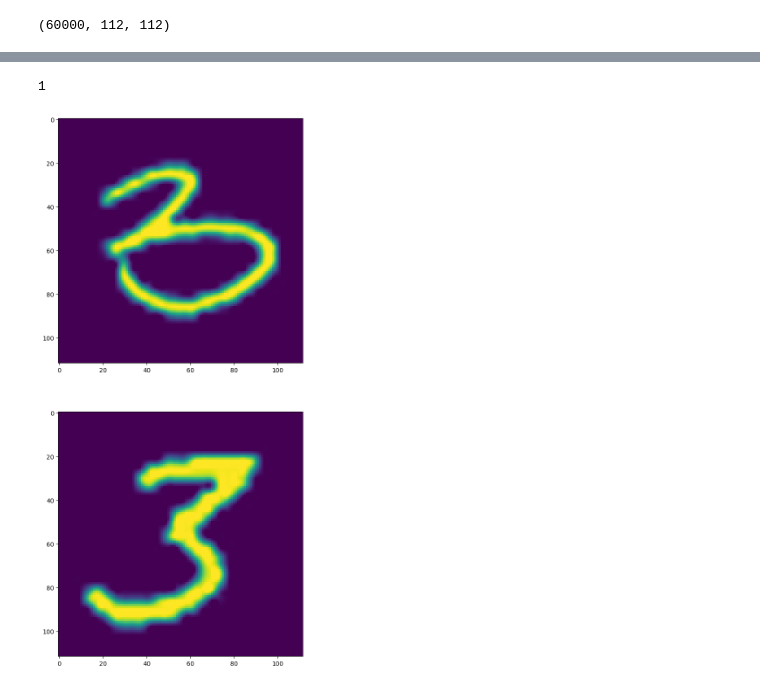
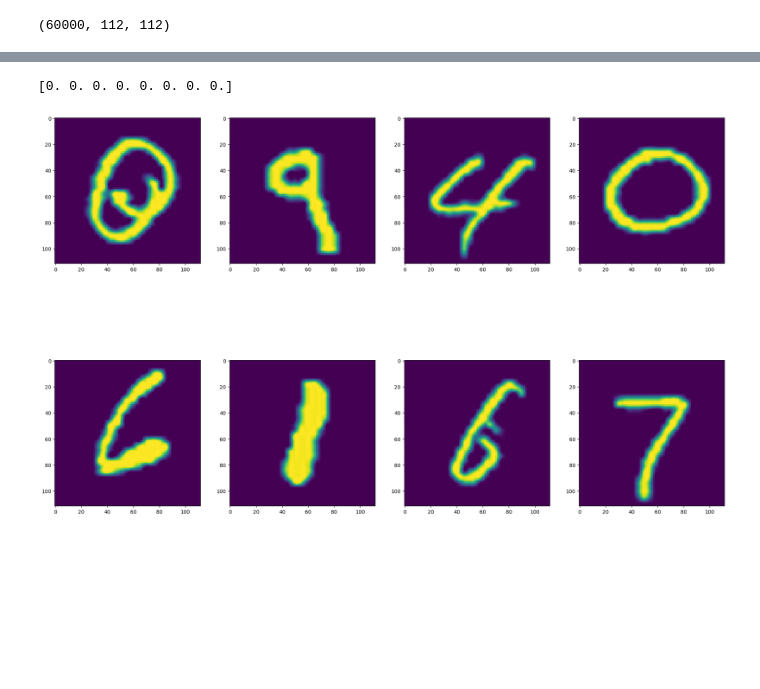
Before and after one commit to pxndey/dl-projects-2, a Jupyter notebook: siamese-mnist/mnist-siam.ipynb, the cells around one changed output, grey strips where cells are left out. Saved outputs shown, nothing was run; the diff lists cells and outputs as text; code cells hidden in the pictures; blank space fills up the shorter version.

```diff
--- a/siamese-mnist/mnist-siam.ipynb
+++ b/siamese-mnist/mnist-siam.ipynb
@@ -208,28 +208,27 @@ upscaled_images.shape
 # %% [output]
 (60000, 112, 112)
 # %%
-def make():
+def make(batch_size):
     X = upscaled_images
     Y = ytrain
     n_examples,w,h = X.shape
     n_classes = np.unique(ytrain)
 
     # categories = rng.choice(n_classes,size=(batch_size,),replace=True)
-    pairs=[np.zeros((h, w,1)) for i in range(2)]
-    target = 0
+    pairs=[np.zeros((batch_size, h, w,1)) for i in range(2)]
+    targets=np.zeros((batch_size,))
     # category = categories[i]
-    idx_1 = rng.randint(0, n_examples)
-    pairs[0][:,:,:] = X[idx_1].reshape(w, h, 1)
-    idx_2 = rng.randint(0, n_examples)
-            #pick images of same class for 1st half, different for 2nd
-    if ytrain[idx_1] == ytrain[idx_2]:
-        target = 1
-    else:
-                #add a random number to the category modulo n classes to ensure 2nd image has
-                # ..different category
-        # category_2 = (category + rng.randint(0,9)) % n_classes
-        target = 0
-    pairs[1][:,:,:] = X[idx_2].reshape(w, h,1)
-    return pairs, target
-
-p,t = make()
+    for i in range(batch_size):
+        idx_1 = rng.randint(0, n_examples)
+        pairs[0][i,:,:,:] = X[idx_1].reshape(w, h, 1)
+        idx_2 = rng.randint(0, n_examples)
+                #pick images of same class for 1st half, different for 2nd
+        if ytrain[idx_1] == ytrain[idx_2]:
+            targets[i] = 1
+        else:
+                    #add a random number to the category modulo n classes to ensure 2nd image has
+                    # ..different category
+            # category_2 = (category + rng.randint(0,9)) % n_classes
+            targets[i] = 0
+        pairs[1][i,:,:,:] = X[idx_2].reshape(w, h,1)
+    return pairs, targets
@@ -248,12 +249,12 @@ t
 # %%
-p,t = make()
-fig,axs = plt.subplots(2,figsize=(24,16))
-for i in range(0,2):
-    axs[0].imshow(p[0][:,:,0])
-    axs[1].imshow(p[1][:,:,0])
+p,t = make(8)
+fig,axs = plt.subplots(2,4,figsize=(24,16))
+for i in range(0,4):
+    axs[0,i].imshow(p[0][i,:,:,0])
+    axs[1,i].imshow(p[1][i,:,:,0])
 
 print(t)
 # %% [output]
-1
+[0. 0. 0. 0. 0. 0. 0. 0.]
-[figure, old version]
+[figure, new version]
 # %%
```
Also changed, not shown: parts of 17 cells of this notebook, 1 other file.
